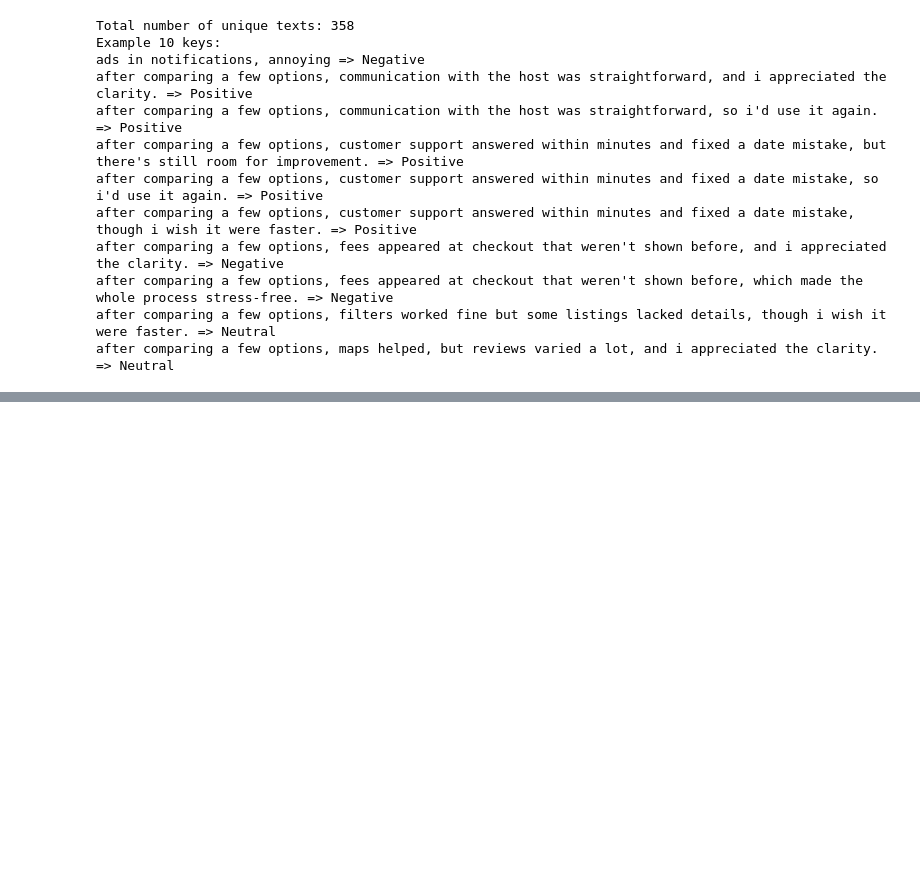
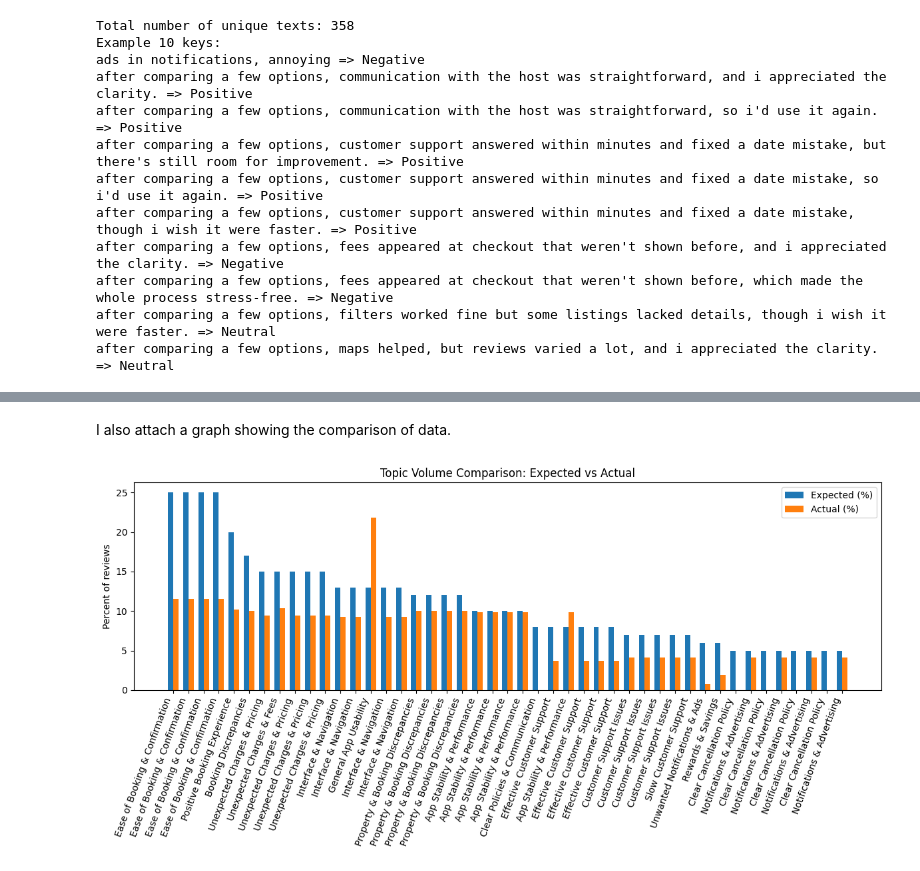
Before and after one commit to almeradarya/validation_test_case, a Jupyter notebook: validation_test_case/data_validation.ipynb, the cells around one changed output, grey strips where cells are left out. Saved outputs shown, nothing was run; the diff lists cells and outputs as text; code cells hidden in the pictures; blank space fills up the shorter version.

```diff
--- a/validation_test_case/data_validation.ipynb
+++ b/validation_test_case/data_validation.ipynb
@@ -100,0 +106,19 @@ results_df['sentiment_check'] = results_df.apply(check_sentiment, axis=1)
+# %%
+total = len(results_tickets_flat)
+matches = (results_tickets_flat['sentiment_check'] == 'match').sum()
+mismatches = (results_tickets_flat['sentiment_check'] == 'mismatch').sum()
+not_found = (results_tickets_flat['sentiment_check'] == 'not_found').sum()
+
+print(f"Total examples: {total}")
+print(f"Sentiment matches: {matches}")
+print(f"Sentiment mismatches: {mismatches}")
+print(f"Not found in RAW: {not_found}")
+
+if matches + mismatches > 0:
+    print(f"Sentiment Accuracy: {matches / (matches + mismatches):.2%}\n")
+
+print("\n Mismatched examples:")
+print(results_tickets_flat[results_tickets_flat['sentiment_check'] == 'mismatch'][['example_text','sentiment']].head())
+
+print("\n Examples not found in RAW:")
+print(results_tickets_flat[results_tickets_flat['sentiment_check'] == 'not_found'][['example_text']].head())
@@ -100,0 +361,23 @@ results_df['sentiment_check'] = results_df.apply(check_sentiment, axis=1)
+# %% [markdown]
+I also attach a graph showing the comparison of data.
+# %%
+plot_df = topic_report.sort_values("expected_pct", ascending=False)
+
+x = np.arange(len(plot_df))
+w = 0.35
+
+plt.figure(figsize=(12, 6))
+
+# Bars
+plt.bar(x - w/2, plot_df['expected_pct'], width=w, label='Expected (%)')
+plt.bar(x + w/2, plot_df['actual_pct'], width=w, label='Actual (%)')
+
+# Labels & style
+plt.xticks(x, plot_df['subtopic'], rotation=70, ha='right')
+plt.ylabel('Percent of reviews')
+plt.title('Topic Volume Comparison: Expected vs Actual')
+plt.legend()
+plt.tight_layout()
+plt.show()
+# %% [output]
+[figure, added]
```
Also changed, not shown: parts of 19 cells of this notebook.
